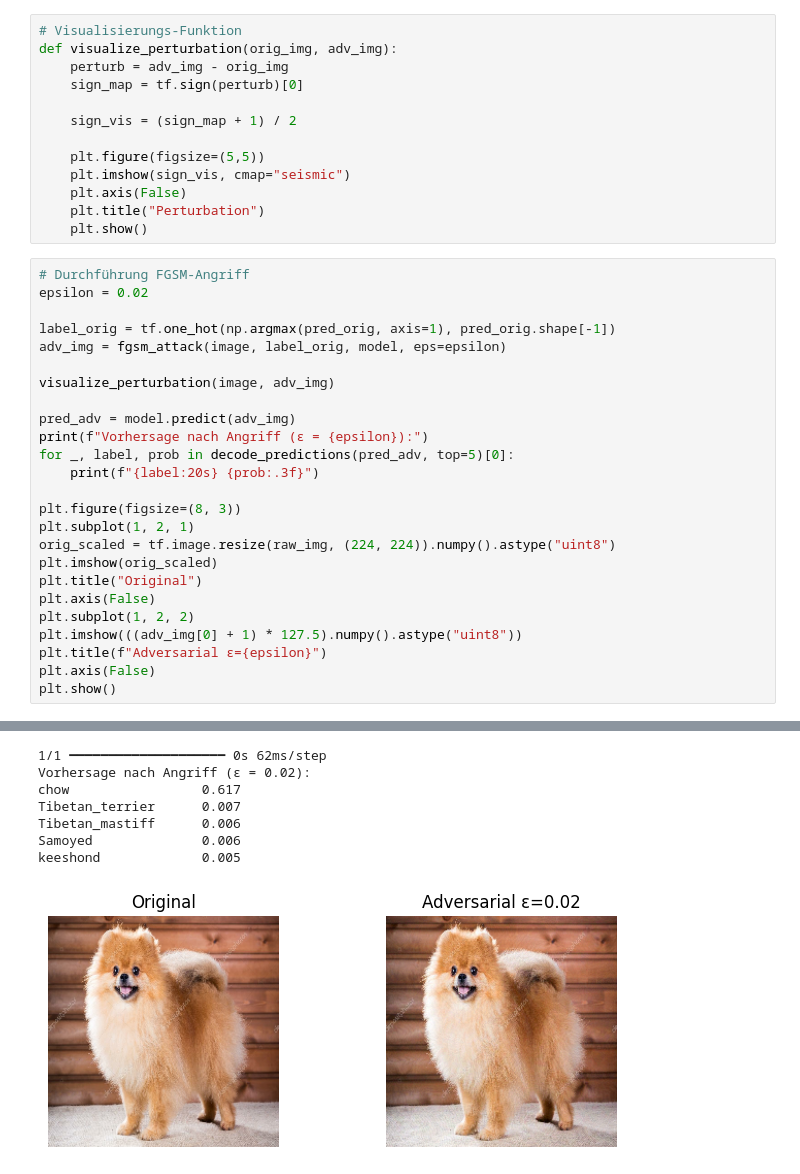
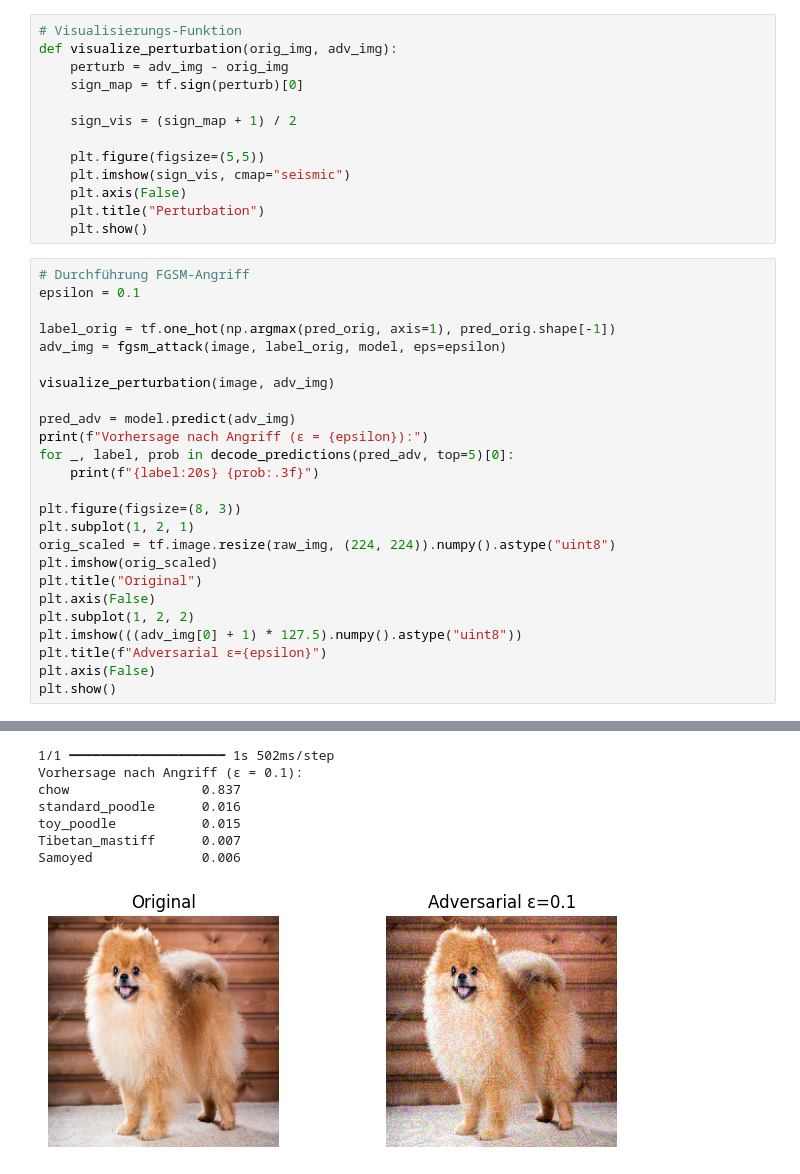
Before and after one commit to Ambos14/ITSec, a Jupyter notebook: Labor 12 - FGSM.ipynb, the cells around one changed output, grey strips where cells are left out. Drawn from its saved outputs; the diff is of its cells as text.

Commit message:
changed epsilon

```diff
--- a/Labor 12 - FGSM.ipynb
+++ b/Labor 12 - FGSM.ipynb
@@ -96,39 +96,39 @@ def visualize_perturbation(orig_img, adv_img):
     plt.show()
 # %%
 # Durchführung FGSM-Angriff
-epsilon = 0.02
+epsilon = 0.1
 
 label_orig = tf.one_hot(np.argmax(pred_orig, axis=1), pred_orig.shape[-1])
 adv_img = fgsm_attack(image, label_orig, model, eps=epsilon)
 
 visualize_perturbation(image, adv_img)
 
 pred_adv = model.predict(adv_img)
 print(f"Vorhersage nach Angriff (ε = {epsilon}):")
 for _, label, prob in decode_predictions(pred_adv, top=5)[0]:
     print(f"{label:20s} {prob:.3f}")
 
 plt.figure(figsize=(8, 3))
 plt.subplot(1, 2, 1)
 orig_scaled = tf.image.resize(raw_img, (224, 224)).numpy().astype("uint8")
 plt.imshow(orig_scaled)
 plt.title("Original")
 plt.axis(False)
 plt.subplot(1, 2, 2)
 plt.imshow(((adv_img[0] + 1) * 127.5).numpy().astype("uint8"))
 plt.title(f"Adversarial ε={epsilon}")
 plt.axis(False)
 plt.show()
 # %% [output]
 [figure]
-1/1 ━━━━━━━━━━━━━━━━━━━━ 0s 62ms/step
-Vorhersage nach Angriff (ε = 0.02):
-chow                 0.617
-Tibetan_terrier      0.007
-Tibetan_mastiff      0.006
+1/1 ━━━━━━━━━━━━━━━━━━━━ 1s 502ms/step
+Vorhersage nach Angriff (ε = 0.1):
+chow                 0.837
+standard_poodle      0.016
+toy_poodle           0.015
+Tibetan_mastiff      0.007
 Samoyed              0.006
-keeshond             0.005
-[figure, old version]
+[figure, new version]
 # %%
 pred_adv_modified = pred_adv.copy()
 # Set the probability of the original correct class to 0
```
Also changed, not shown: parts of 3 cells of this notebook.
